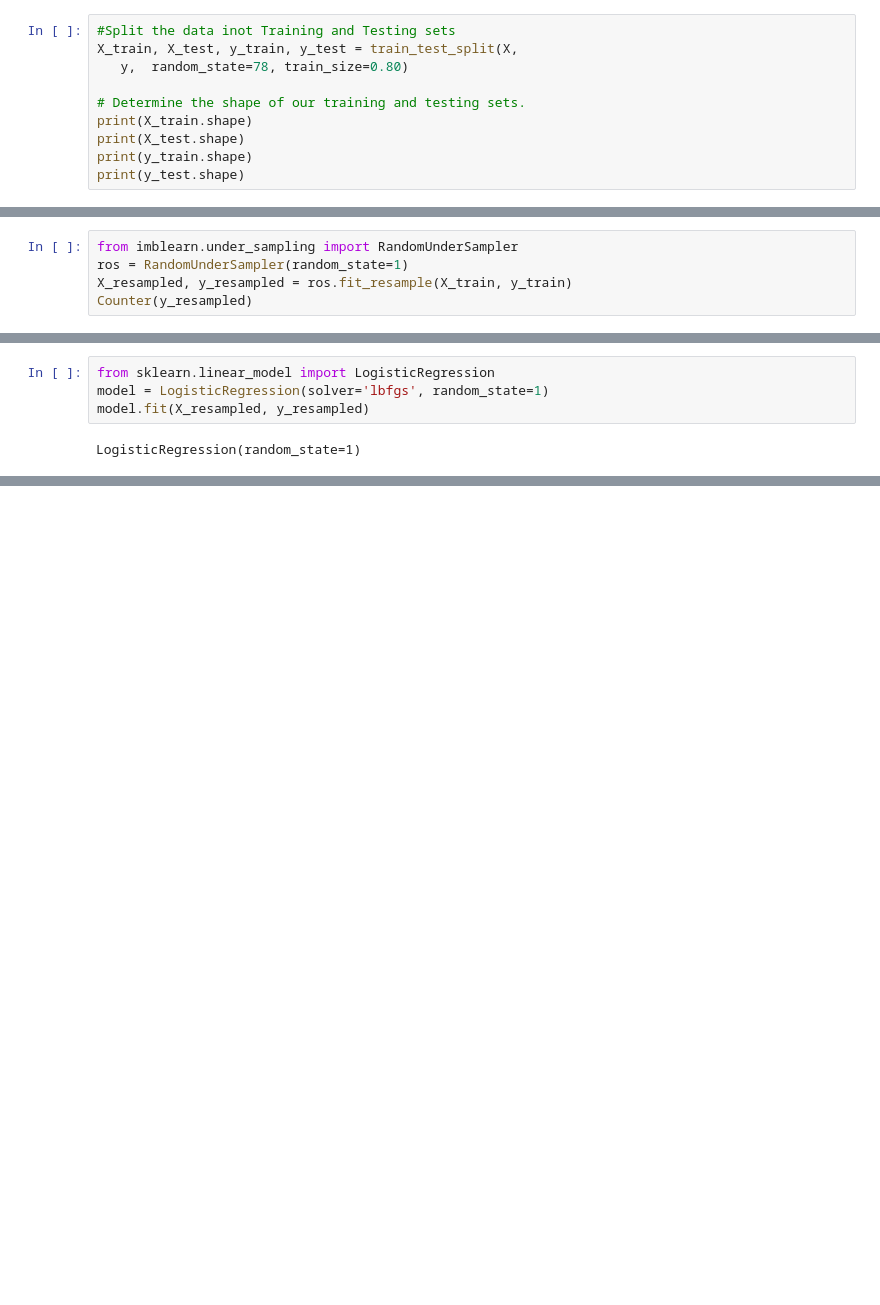
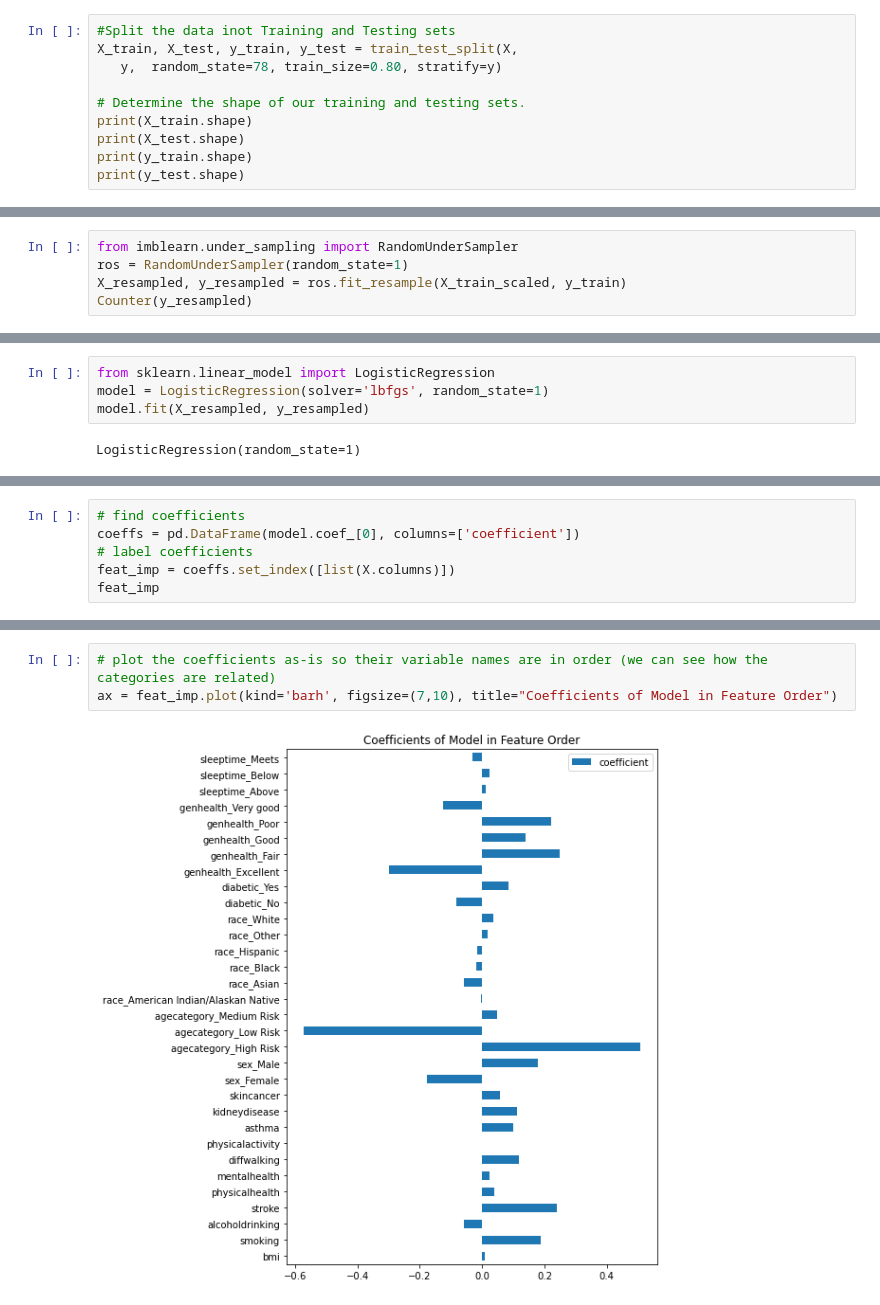
Before and after one commit to saramcel/Group5_Final_Project, a Jupyter notebook: Team_5_Sup_ML_undersampling.ipynb, the cells around one changed output, grey strips where cells are left out. Cells and saved outputs as stored; diff of their text form; blank space fills up the shorter version.

Commit message:
feature importance for model

```diff
--- a/Team_5_Sup_ML_undersampling.ipynb
+++ b/Team_5_Sup_ML_undersampling.ipynb
@@ -154,7 +154,7 @@ X.shape
 # %%
 #Split the data inot Training and Testing sets
 X_train, X_test, y_train, y_test = train_test_split(X,
-   y,  random_state=78, train_size=0.80)
+   y,  random_state=78, train_size=0.80, stratify=y)
 
 # Determine the shape of our training and testing sets.
 print(X_train.shape)
@@ -180,6 +180,6 @@ X_test_scaled = X_scaler.transform(X_test)
 # %%
 from imblearn.under_sampling import RandomUnderSampler
 ros = RandomUnderSampler(random_state=1)
-X_resampled, y_resampled = ros.fit_resample(X_train, y_train)
+X_resampled, y_resampled = ros.fit_resample(X_train_scaled, y_train)
 Counter(y_resampled)
 # %% [output]
@@ -214,0 +219,6 @@ avg / total       0.91      0.75      0.76      0.80      0.75      0.56     639
+# %%
+# find coefficients
+coeffs = pd.DataFrame(model.coef_[0], columns=['coefficient'])
+# label coefficients
+feat_imp = coeffs.set_index([list(X.columns)])
+feat_imp
@@ -214,0 +243,5 @@ avg / total       0.91      0.75      0.76      0.80      0.75      0.56     639
+# %%
+# plot the coefficients as-is so their variable names are in order (we can see how the categories are related)
+ax = feat_imp.plot(kind='barh', figsize=(7,10), title="Coefficients of Model in Feature Order")
+# %% [output]
+[figure, added]
```
Also changed, not shown: parts of 8 cells of this notebook.
